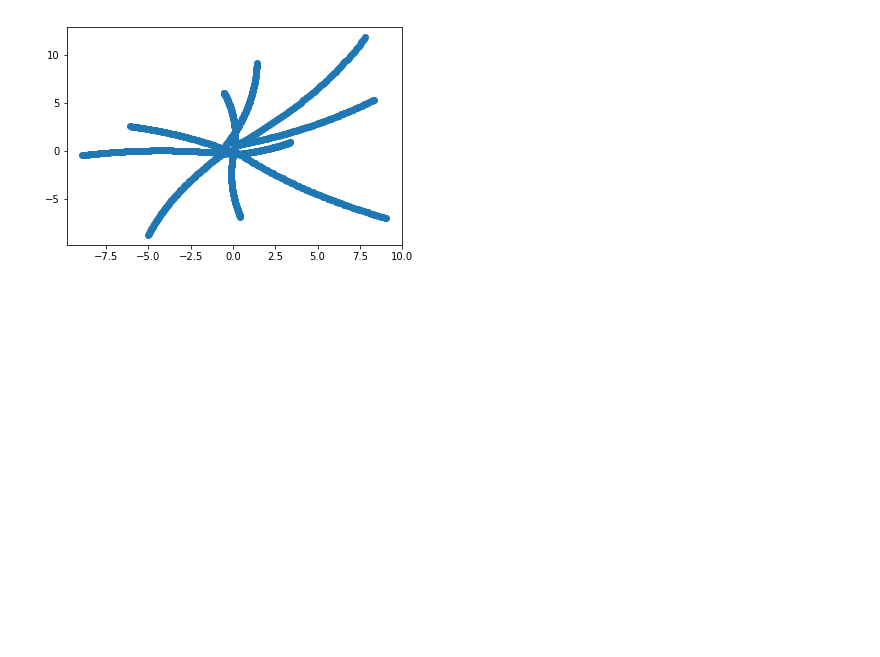
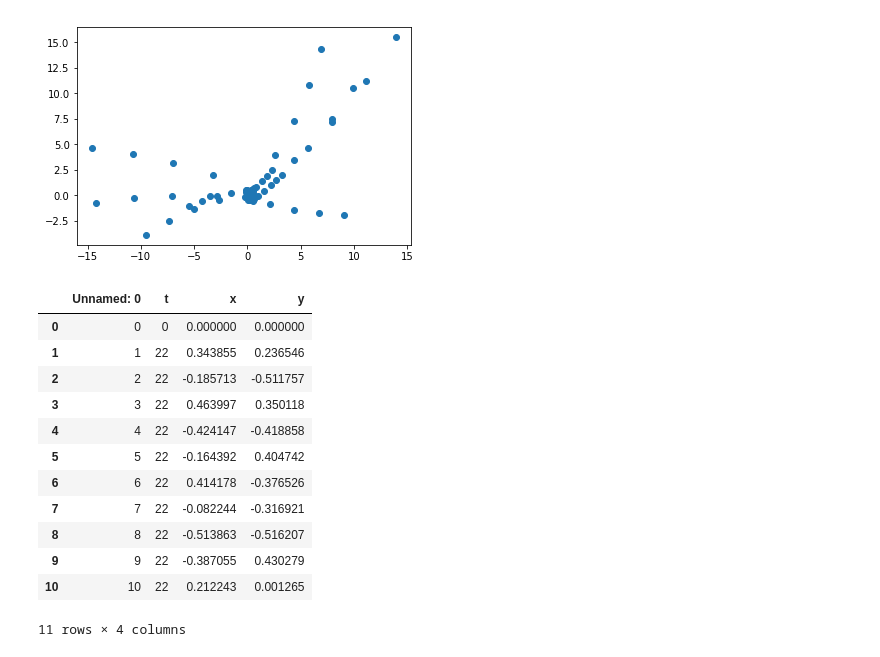
Before and after one commit to LAL/tracking, a Jupyter notebook: notebook.ipynb, the cells around one changed output. Drawn from its saved outputs; the diff is of its cells as text; code cells hidden in the pictures; blank space fills up the shorter version.

```diff
--- a/notebook.ipynb
+++ b/notebook.ipynb
@@ -53,6 +57,21 @@ s.plot()
 # %%
-hits=pd.read_csv("test.csv")
 plt.scatter(hits['x'].values,hits['y'].values)
 plt.show()
 # %% [output]
-[figure, old version]
+[figure, new version]
+# %%
+hits
+# %% [output]
+|  | Unnamed: 0 | t | x | y |
+| 0 | 0 | 0 | 0.000000 | 0.000000 |
+| 1 | 1 | 22 | 0.343855 | 0.236546 |
+| 2 | 2 | 22 | -0.185713 | -0.511757 |
+| 3 | 3 | 22 | 0.463997 | 0.350118 |
+| 4 | 4 | 22 | -0.424147 | -0.418858 |
+| 5 | 5 | 22 | -0.164392 | 0.404742 |
+| 6 | 6 | 22 | 0.414178 | -0.376526 |
+| 7 | 7 | 22 | -0.082244 | -0.316921 |
+| 8 | 8 | 22 | -0.513863 | -0.516207 |
+| 9 | 9 | 22 | -0.387055 | 0.430279 |
+| 10 | 10 | 22 | 0.212243 | 0.001265 |
+11 rows × 4 columns
```
Also changed, not shown: parts of 27 cells of this notebook, 9 other files.
